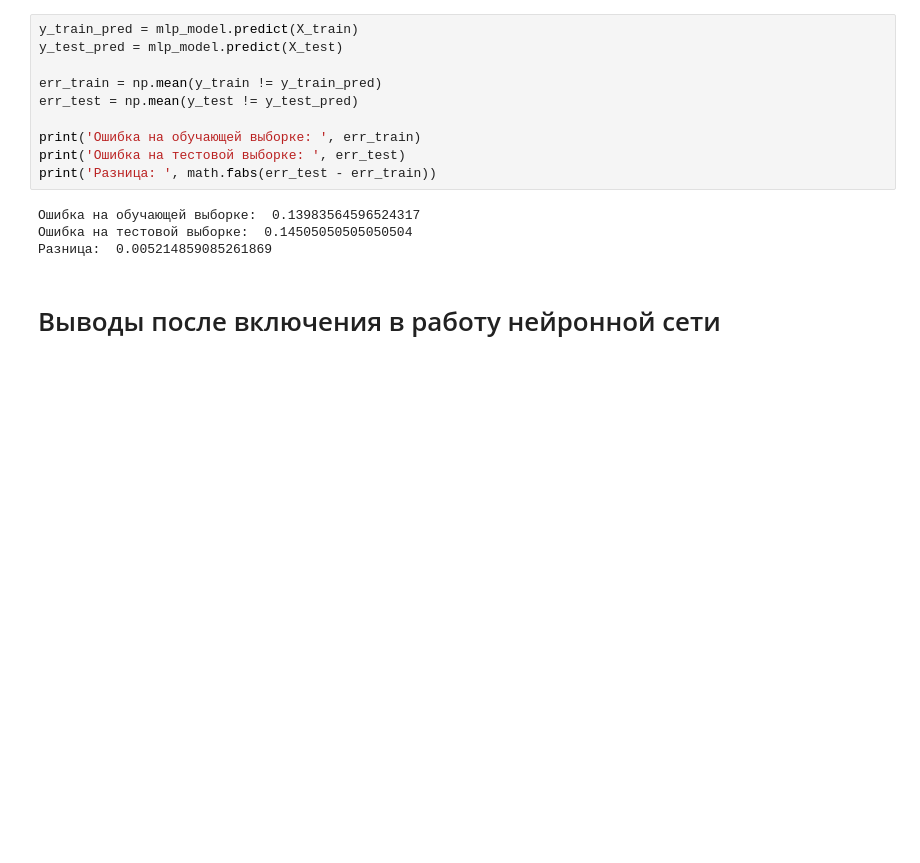
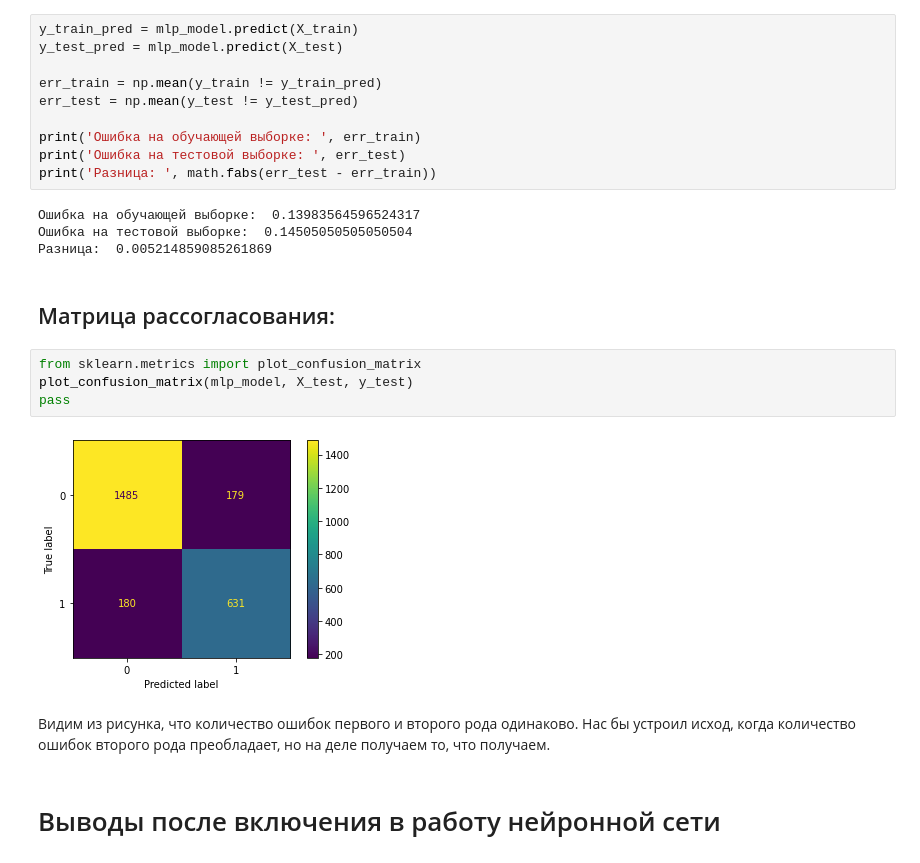
Before and after one commit to TrampI550/ML_car_insurence, a Jupyter notebook: ML_Sablin.ipynb, the cells around one changed output. Cells and saved outputs as stored; diff of their text form; blank space fills up the shorter version.

Commit message:
add confusion matrix

```diff
--- a/ML_Sablin.ipynb
+++ b/ML_Sablin.ipynb
@@ -1153,6 +1153,16 @@ print('Разница: ', math.fabs(err_test - err_train))
 Ошибка на обучающей выборке:  0.13983564596524317
 Ошибка на тестовой выборке:  0.14505050505050504
 Разница:  0.005214859085261869
+# %% [markdown]
+## Матрица рассогласования:
+# %%
+from sklearn.metrics import plot_confusion_matrix
+plot_confusion_matrix(mlp_model, X_test, y_test)
+pass
+# %% [output]
+[figure, added]
+# %% [markdown]
+Видим из рисунка, что количество ошибок первого и второго рода одинаково. Нас бы устроил исход, когда количество ошибок второго рода преобладает, но на деле получаем то, что получаем.
 # %% [markdown]
 # Выводы после включения в работу нейронной сети
 # %% [markdown]
```
Also changed, not shown: parts of 22 cells of this notebook.
